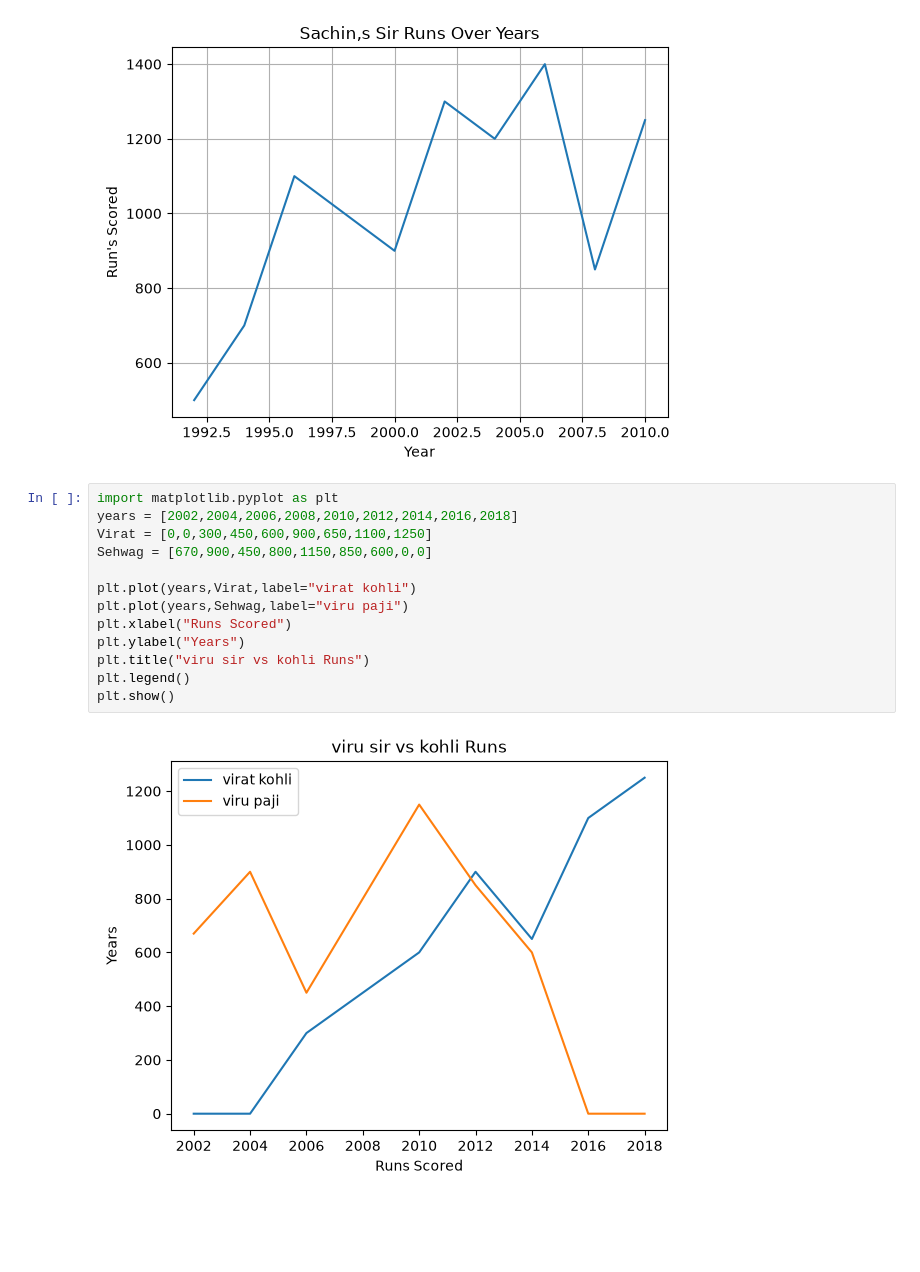
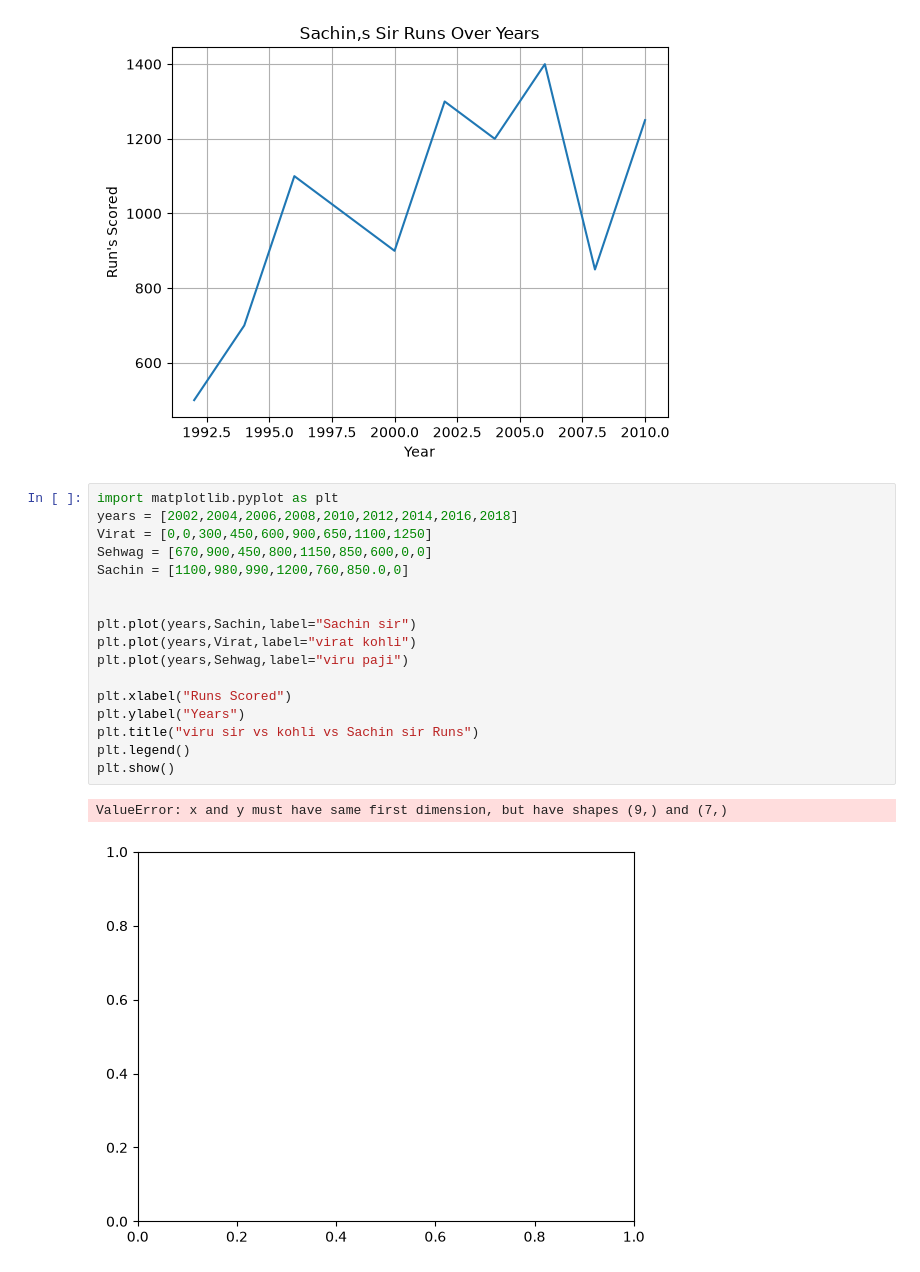
Before and after one commit to codeX-gyan/Data-Preprocessing, a Jupyter notebook: MATPLOTLIB/gyan.ipynb, the cells around one changed output. Saved outputs shown, nothing was run; the diff lists cells and outputs as text; blank space fills up the shorter version.

```diff
--- a/MATPLOTLIB/gyan.ipynb
+++ b/MATPLOTLIB/gyan.ipynb
@@ -22,15 +22,20 @@ plt.show()
 # %%
 import matplotlib.pyplot as plt
 years = [2002,2004,2006,2008,2010,2012,2014,2016,2018]
 Virat = [0,0,300,450,600,900,650,1100,1250]
 Sehwag = [670,900,450,800,1150,850,600,0,0]
+Sachin = [1100,980,990,1200,760,850.0,0]
 
+
+plt.plot(years,Sachin,label="Sachin sir")
 plt.plot(years,Virat,label="virat kohli")
 plt.plot(years,Sehwag,label="viru paji")
+
 plt.xlabel("Runs Scored")
 plt.ylabel("Years")
-plt.title("viru sir vs kohli Runs")
+plt.title("viru sir vs kohli vs Sachin sir Runs")
 plt.legend()
 plt.show()
 # %% [output]
+ValueError: x and y must have same first dimension, but have shapes (9,) and (7,)
-[figure, old version]
+[figure, new version]
```
Also changed, not shown: parts of 2 cells of this notebook, 1 other file.
